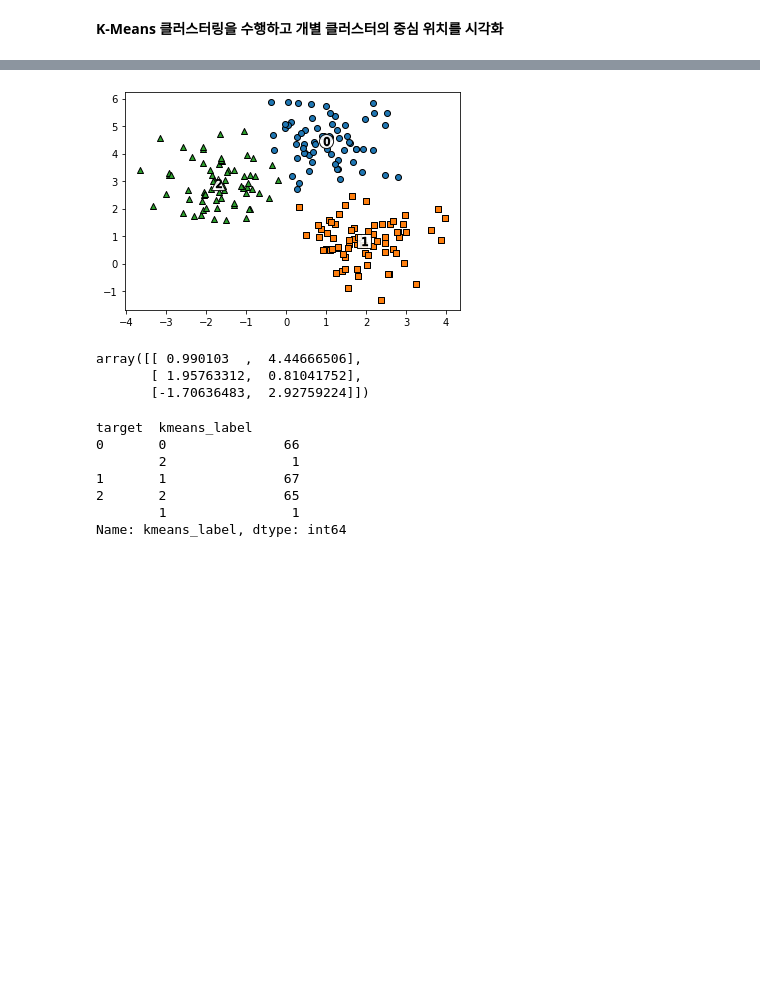
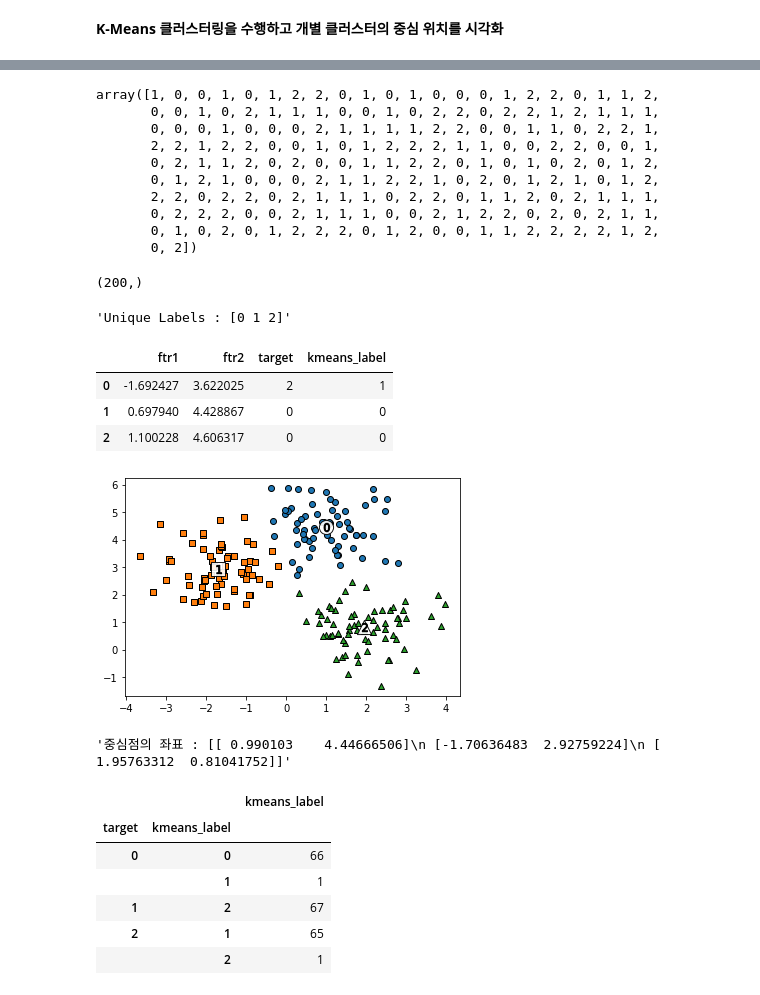
Before and after one commit to SANGSEOSEO/philosophy_datascience, a Jupyter notebook: 01.ML/03.Scikit-Learn/Clustering/KMeans.ipynb, the cells around one changed output, grey strips where cells are left out. Saved outputs shown, nothing was run; the diff lists cells and outputs as text; code cells hidden in the pictures; blank space fills up the shorter version.

```diff
--- a/01.ML/03.Scikit-Learn/Clustering/KMeans.ipynb
+++ b/01.ML/03.Scikit-Learn/Clustering/KMeans.ipynb
@@ -186,43 +202,55 @@ plt.scatter(x=clusterDF['ftr1'], y=clusterDF['ftr2'], edgecolor='k', c=y )
 # %%
-# KMeans 객체를 이용하여 X 데이터를 K-Means 클러스터링 수행
 kmeans = KMeans(n_clusters=3, init='k-means++', max_iter=200, random_state=0)
-cluster_labels = kmeans.fit_predict(X)  # 클러스터링 수행
-clusterDF['kmeans_label']  = cluster_labels
+cluster_label = kmeans.fit_predict(X)  # 클러스터링 수행
+display(cluster_label, cluster_label.shape)
 
-#cluster_centers_ 는 개별 클러스터의 중심 위치 좌표 시각화를 위해 추출
-centers = kmeans.cluster_centers_  # 중심위치 좌표(중심점)
-unique_labels = np.unique(cluster_labels)
-markers=['o', 's', '^', 'P','D','H','x']
+clusterDF['kmeans_label'] = cluster_label
 
-# 군집된 label 유형별로 iteration 하면서 marker 별로 scatter plot 수행.
+# cluster_centers_는 개별 클러스터의 중심 위치 좌표 시각화를 위해 추출
+centers = kmeans.cluster_centers_ #중심위치 좌표(Centroid)
+unique_labels = np.unique(cluster_label)
+markers = ['o', 's', '^', 'P', 'D', 'H', 'x']
+display(f"Unique Labels : {unique_labels}")
+display(clusterDF.head(3))
+
+#군집된 Label의 유형값별로 반복해서 marker별로 산점도 시각화
 for label in unique_labels:
     label_cluster = clusterDF[clusterDF['kmeans_label']==label]
     center_x_y = centers[label]
-    plt.scatter(x=label_cluster['ftr1'], y=label_cluster['ftr2'], edgecolor='k',
-                marker=markers[label] )
-
-    # 군집별 중심 위치 좌표 시각화
-    plt.scatter(x=center_x_y[0], y=center_x_y[1], s=200, color='white',
-                alpha=0.9, edgecolor='k', marker=markers[label])
-    plt.scatter(x=center_x_y[0], y=center_x_y[1], s=70, color='k', edgecolor='k',
-                marker='$%d$' % label)  # 숫자를 0, 1, 2를 표현하기 위해 marker표시
-
+    plt.scatter(x=label_cluster["ftr1"], y=label_cluster["ftr2"], edgecolor='k', marker=markers[label])
+    #군집별 중심 위치 좌표 시각화
+    plt.scatter(x=center_x_y[0], y=center_x_y[1], s = 200, alpha=0.9, edgecolor='k', marker=markers[label], color='white')
+    plt.scatter(x=center_x_y[0], y=center_x_y[1], s = 70, color='k', edgecolor='k', marker='$%d$' % label) # 숫자를 0, 1, 2를 표현하기 위해 marker표시
 plt.show()
 # %% [output]
+array([1, 0, 0, 1, 0, 1, 2, 2, 0, 1, 0, 1, 0, 0, 0, 1, 2, 2, 0, 1, 1, 2,
+       0, 0, 1, 0, 2, 1, 1, 1, 0, 0, 1, 0, 2, 2, 0, 2, 2, 1, 2, 1, 1, 1,
+       0, 0, 0, 1, 0, 0, 0, 2, 1, 1, 1, 1, 2, 2, 0, 0, 1, 1, 0, 2, 2, 1,
+       2, 2, 1, 2, 2, 0, 0, 1, 0, 1, 2, 2, 2, 1, 1, 0, 0, 2, 2, 0, 0, 1,
+       0, 2, 1, 1, 2, 0, 2, 0, 0, 1, 1, 2, 2, 0, 1, 0, 1, 0, 2, 0, 1, 2,
+       0, 1, 2, 1, 0, 0, 0, 2, 1, 1, 2, 2, 1, 0, 2, 0, 1, 2, 1, 0, 1, 2,
+       2, 2, 0, 2, 2, 0, 2, 1, 1, 1, 0, 2, 2, 0, 1, 1, 2, 0, 2, 1, 1, 1,
+       0, 2, 2, 2, 0, 0, 2, 1, 1, 1, 0, 0, 2, 1, 2, 2, 0, 2, 0, 2, 1, 1,
+       0, 1, 0, 2, 0, 1, 2, 2, 2, 0, 1, 2, 0, 0, 1, 1, 2, 2, 2, 2, 1, 2,
+       0, 2])
+(200,)
+'Unique Labels : [0 1 2]'
+|  | ftr1 | ftr2 | target | kmeans_label |
+| 0 | -1.692427 | 3.622025 | 2 | 1 |
+| 1 | 0.697940 | 4.428867 | 0 | 0 |
+| 2 | 1.100228 | 4.606317 | 0 | 0 |
-[figure, old version]
+[figure, new version]
-# %%
-kmeans.cluster_centers_
-# %% [output]
-array([[ 0.990103  ,  4.44666506],
-       [ 1.95763312,  0.81041752],
-       [-1.70636483,  2.92759224]])
+# %%
+display(f"중심점의 좌표 : {kmeans.cluster_centers_}")
+# %% [output]
+'중심점의 좌표 : [[ 0.990103    4.44666506]\n [-1.70636483  2.92759224]\n [ 1.95763312  0.81041752]]'
 # %%
-display(clusterDF.groupby('target')['kmeans_label'].value_counts())
+display(pd.DataFrame(clusterDF.groupby('target')['kmeans_label'].value_counts()))
 # %% [output]
-target  kmeans_label
-0       0               66
-        2                1
-1       1               67
-2       2               65
-        1                1
-Name: kmeans_label, dtype: int64
+|  |  | kmeans_label |
+| target | kmeans_label |  |
+| 0 | 0 | 66 |
+|  | 1 | 1 |
+| 1 | 2 | 67 |
+| 2 | 1 | 65 |
+|  | 2 | 1 |
```
Also changed, not shown: parts of 13 cells of this notebook.
